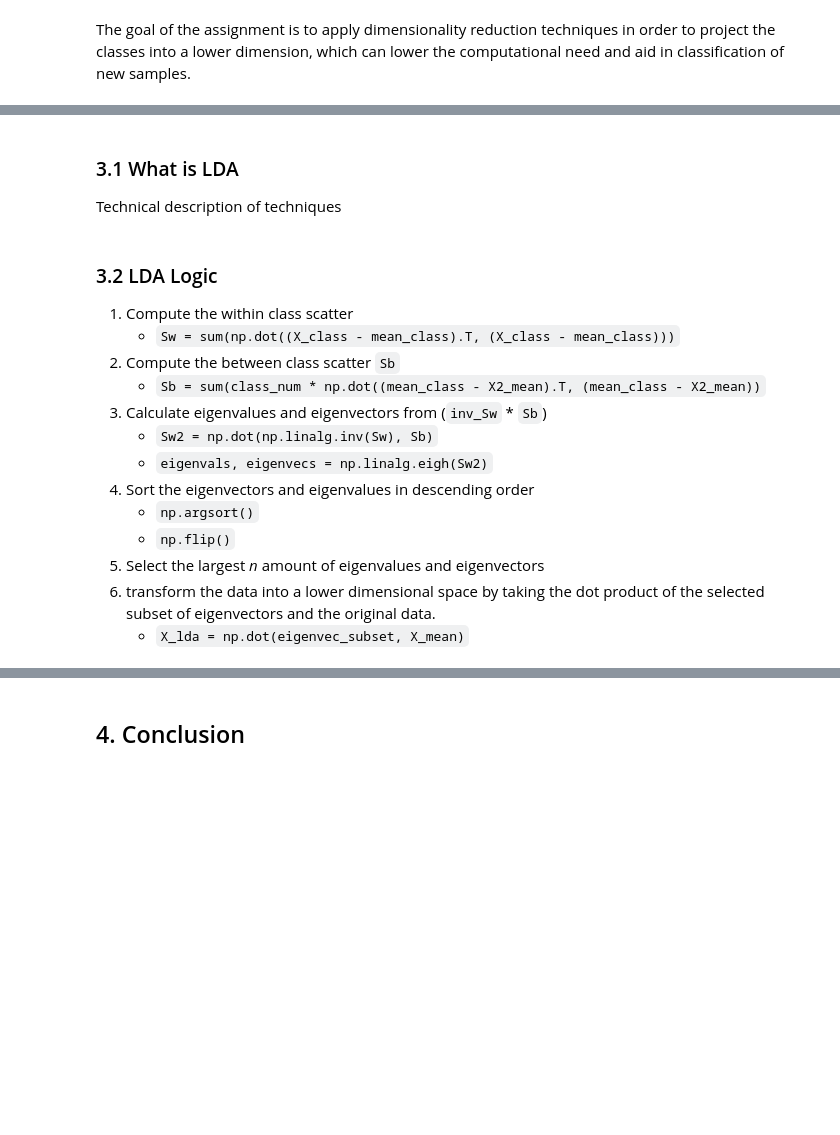
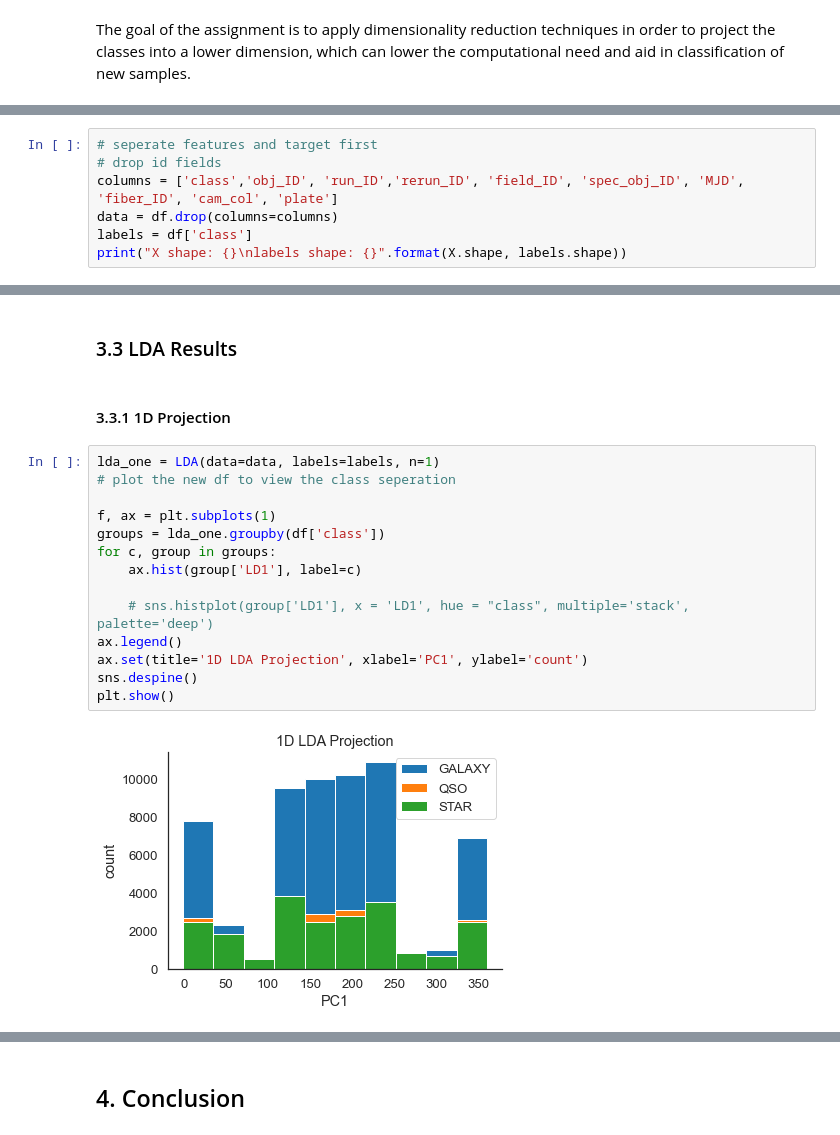
Before and after one commit to mcqueg/Unsupervised_ML, a Jupyter notebook: Dimensionality_Reduction.ipynb, the cells around one changed output, grey strips where cells are left out. Cells and saved outputs as stored; diff of their text form; blank space fills up the shorter version.

Commit message:
LDA projections

```diff
--- a/Dimensionality_Reduction.ipynb
+++ b/Dimensionality_Reduction.ipynb
@@ -297,0 +283,7 @@ An analysis of the results, i.e., did you obtain what you expected? Were there a
+# %%
+# seperate features and target first
+# drop id fields
+columns = ['class','obj_ID', 'run_ID','rerun_ID', 'field_ID', 'spec_obj_ID', 'MJD', 'fiber_ID', 'cam_col', 'plate']
+data = df.drop(columns=columns)
+labels = df['class']
+print("X shape: {}\nlabels shape: {}".format(X.shape, labels.shape))
@@ -298,18 +336,20 @@ An analysis of the results, i.e., did you obtain what you expected? Were there a
 # %% [markdown]
-### 3.1 What is LDA<a class="anchor" id="what-is-lda"></a>
-Technical description of techniques
+### 3.3 LDA Results<a class="anchor" id="lda-results"></a>
-# %% [markdown]
-### 3.2 LDA Logic<a class="anchor" id="lda-logic"></a>
-1. Compute the within class scatter
-    * `Sw = sum(np.dot((X_class - mean_class).T, (X_class - mean_class)))`
-2. Compute the between class scatter `Sb`
-    * `Sb = sum(class_num * np.dot((mean_class - X2_mean).T, (mean_class - X2_mean))`
-3. Calculate eigenvalues and eigenvectors from (`inv_Sw` * `Sb`)
-    * `Sw2 = np.dot(np.linalg.inv(Sw), Sb)`
-    * `eigenvals, eigenvecs = np.linalg.eigh(Sw2)`
-4. Sort the eigenvectors and eigenvalues in descending order
-    * `np.argsort()`
-    * `np.flip()`
-5. Select the largest _n_ amount of eigenvalues and eigenvectors
-6. transform the data into a lower dimensional space by taking the dot product of the selected subset of eigenvectors and the original data.
-    * `X_lda = np.dot(eigenvec_subset, X_mean)`
+# %% [markdown]
+#### 3.3.1 1D Projection <a class="anchor" id="lda1"></a>
+# %%
+lda_one = LDA(data=data, labels=labels, n=1)
+# plot the new df to view the class seperation
+
+f, ax = plt.subplots(1)
+groups = lda_one.groupby(df['class'])
+for c, group in groups:
+    ax.hist(group['LD1'], label=c)
+
+    # sns.histplot(group['LD1'], x = 'LD1', hue = "class", multiple='stack', palette='deep')
+ax.legend()
+ax.set(title='1D LDA Projection', xlabel='PC1', ylabel='count')
+sns.despine()
+plt.show()
+# %% [output]
+[figure, added]
```
Also changed, not shown: parts of 57 cells of this notebook.
